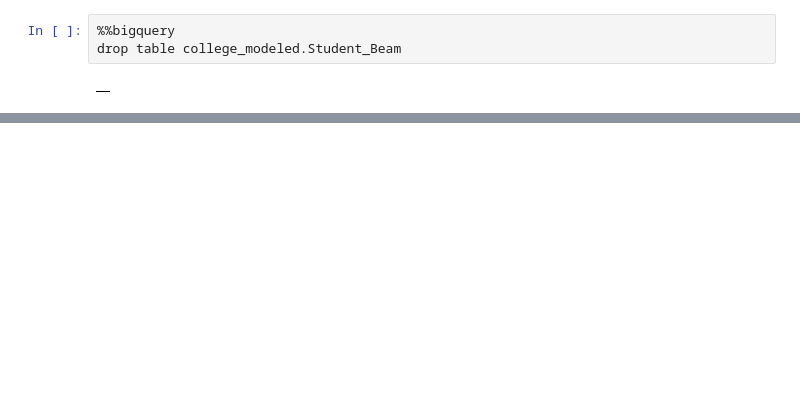
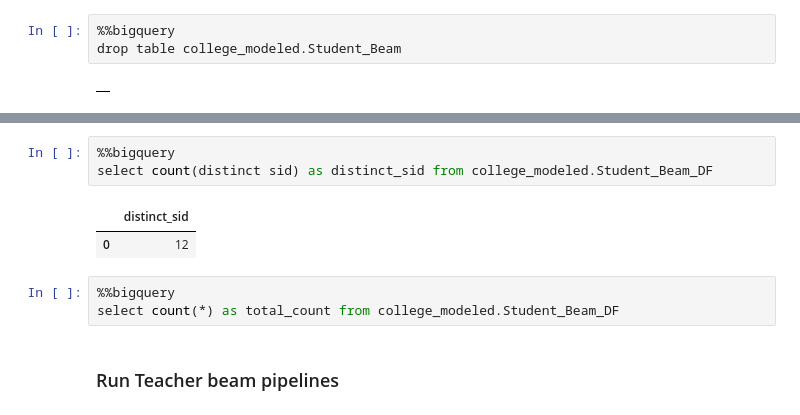
Before and after one commit to cs327e-spring2020/snippets, a Jupyter notebook: college_modeled.ipynb, the cells around one changed output, grey strips where cells are left out. Cells and saved outputs as stored; diff of their text form; blank space fills up the shorter version.

```diff
--- a/college_modeled.ipynb
+++ b/college_modeled.ipynb
@@ -248,0 +214,11 @@ WARNING:apache_beam.io.gcp.bigquery_tools:Sleeping for 150 seconds before the wr
+# %%
+%%bigquery
+select count(distinct sid) as distinct_sid from college_modeled.Student_Beam_DF
+# %% [output]
+|  | distinct_sid |
+| 0 | 12 |
+# %%
+%%bigquery
+select count(*) as total_count from college_modeled.Student_Beam_DF
+# %% [markdown]
+### Run Teacher beam pipelines
```
Also changed, not shown: parts of 13 cells of this notebook.
